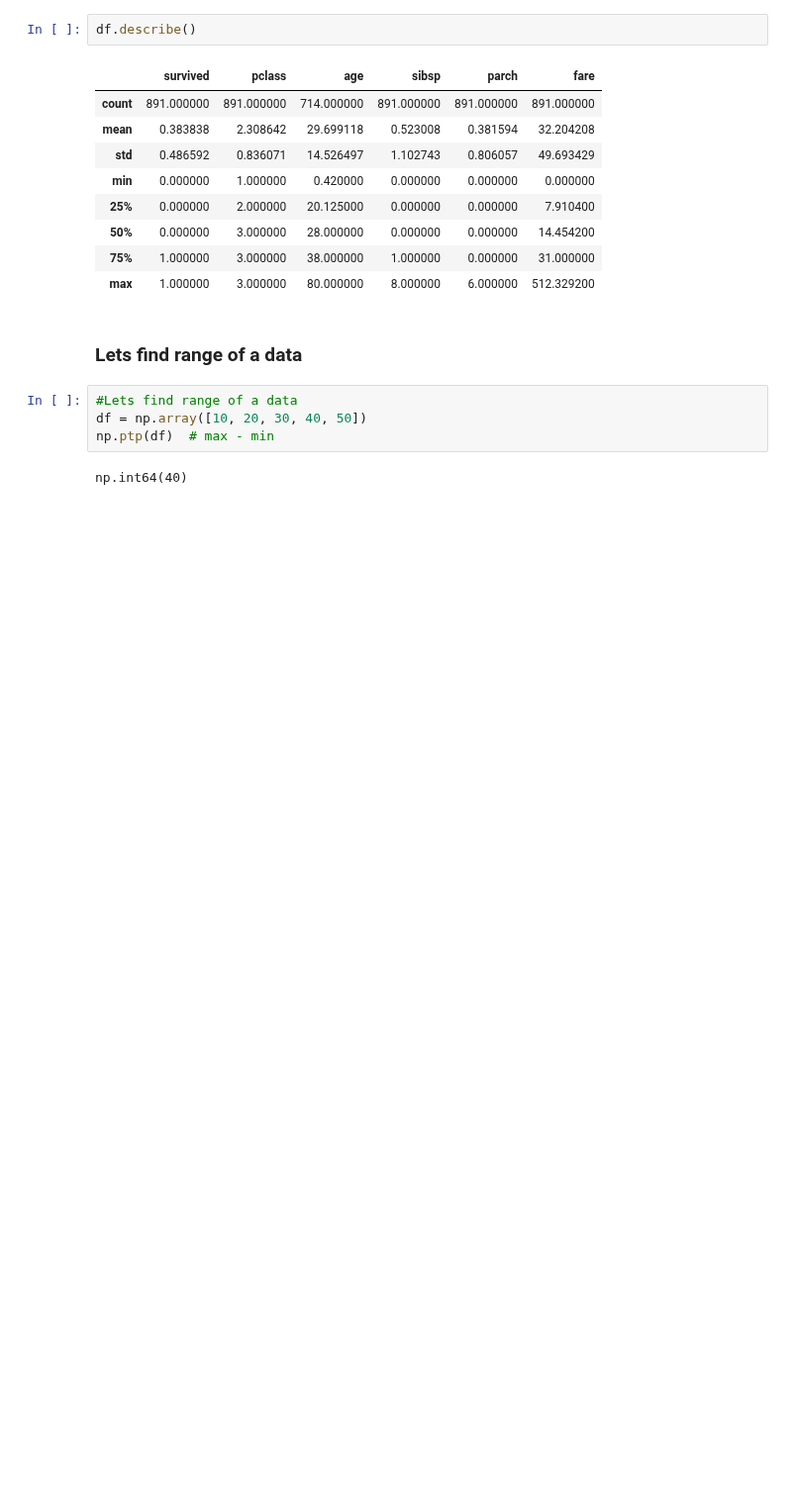
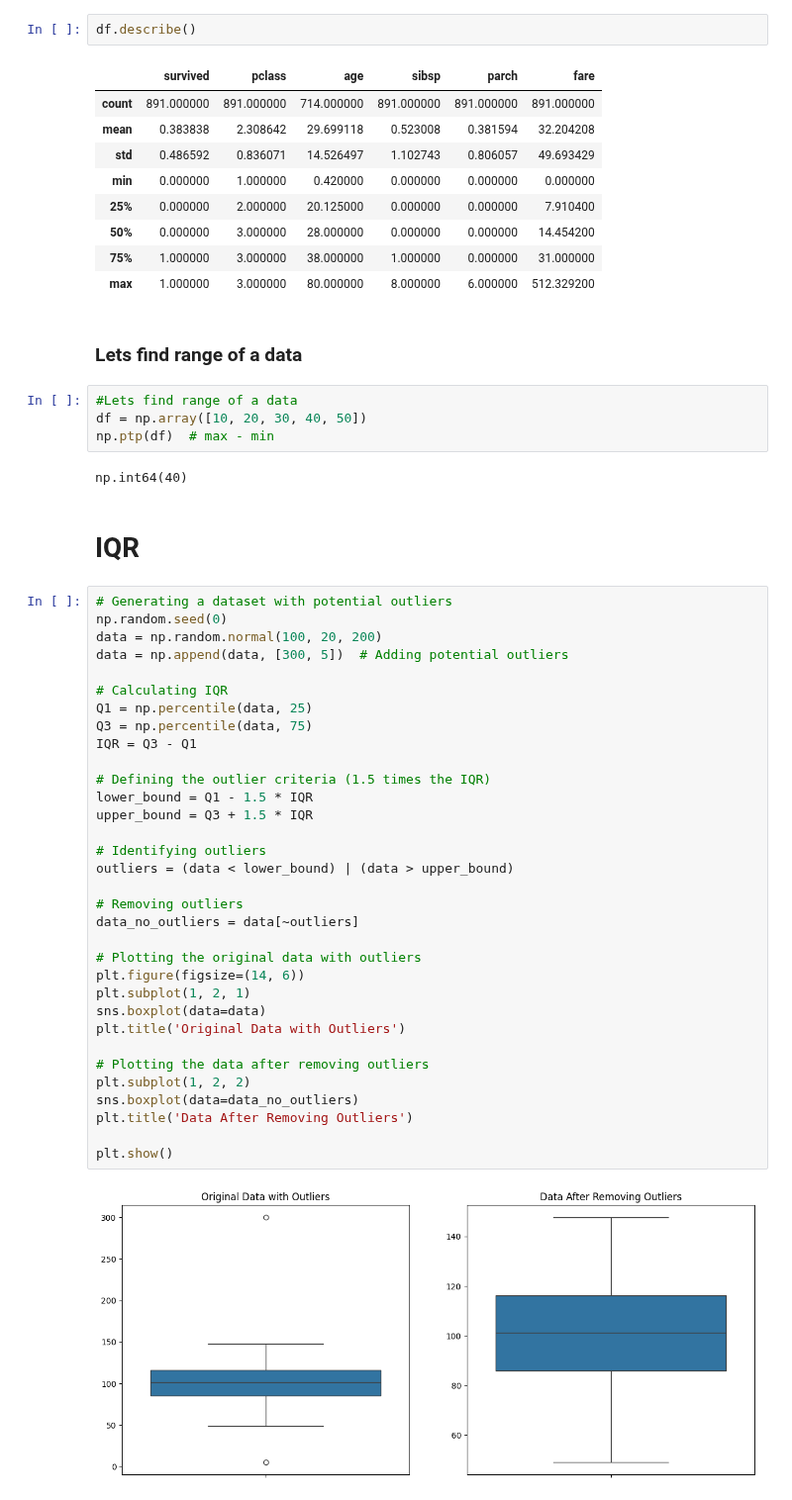
Before and after one commit to faisalramzan77/Data_Science_Course, a Jupyter notebook: 08_Statistics/01_central_tendency.ipynb, the cells around one changed output. Shown at 99% size. Saved outputs shown, nothing was run; the diff lists cells and outputs as text; blank space fills up the shorter version.

```diff
--- a/08_Statistics/01_central_tendency.ipynb
+++ b/08_Statistics/01_central_tendency.ipynb
@@ -139,3 +140,40 @@ df = np.array([10, 20, 30, 40, 50])
 np.ptp(df)  # max - min
 # %% [output]
 np.int64(40)
+# %% [markdown]
+# IQR
+# %%
+# Generating a dataset with potential outliers
+np.random.seed(0)
+data = np.random.normal(100, 20, 200)
+data = np.append(data, [300, 5])  # Adding potential outliers
+
+# Calculating IQR
+Q1 = np.percentile(data, 25)
+Q3 = np.percentile(data, 75)
+IQR = Q3 - Q1
+
+# Defining the outlier criteria (1.5 times the IQR)
+lower_bound = Q1 - 1.5 * IQR
+upper_bound = Q3 + 1.5 * IQR
+
+# Identifying outliers
+outliers = (data < lower_bound) | (data > upper_bound)
+
+# Removing outliers
+data_no_outliers = data[~outliers]
+
+# Plotting the original data with outliers
+plt.figure(figsize=(14, 6))
+plt.subplot(1, 2, 1)
+sns.boxplot(data=data)
+plt.title('Original Data with Outliers')
+
+# Plotting the data after removing outliers
+plt.subplot(1, 2, 2)
+sns.boxplot(data=data_no_outliers)
+plt.title('Data After Removing Outliers')
+
+plt.show()
+# %% [output]
+[figure, added]
```
Also changed, not shown: parts of 1 cell of this notebook.
